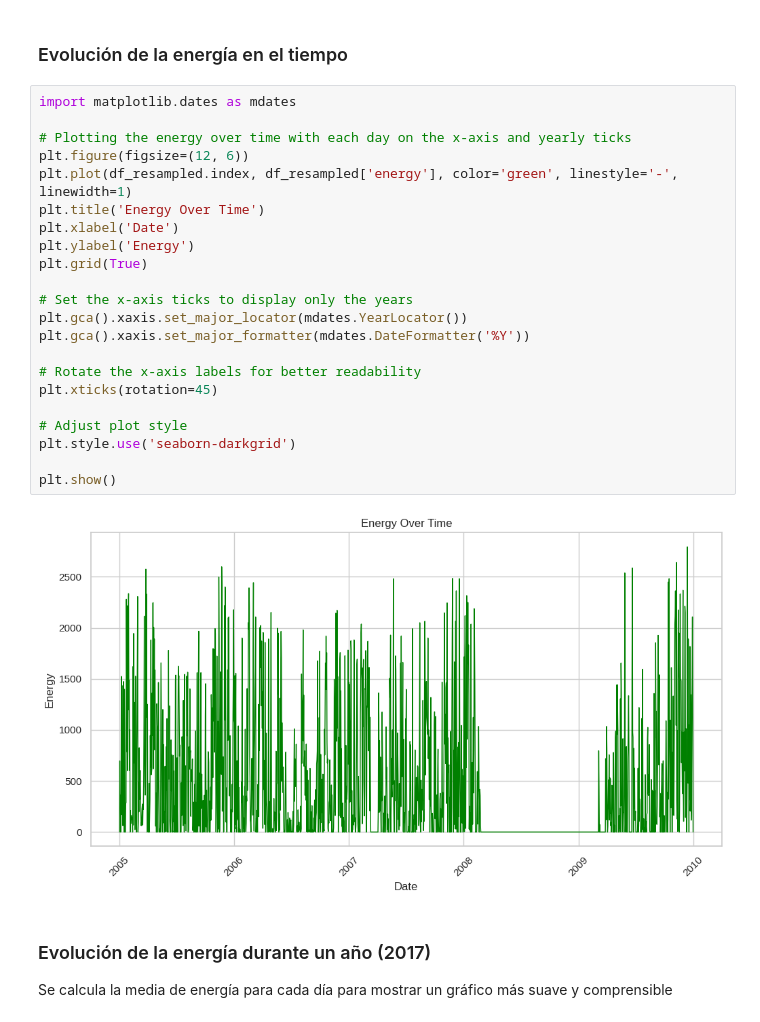
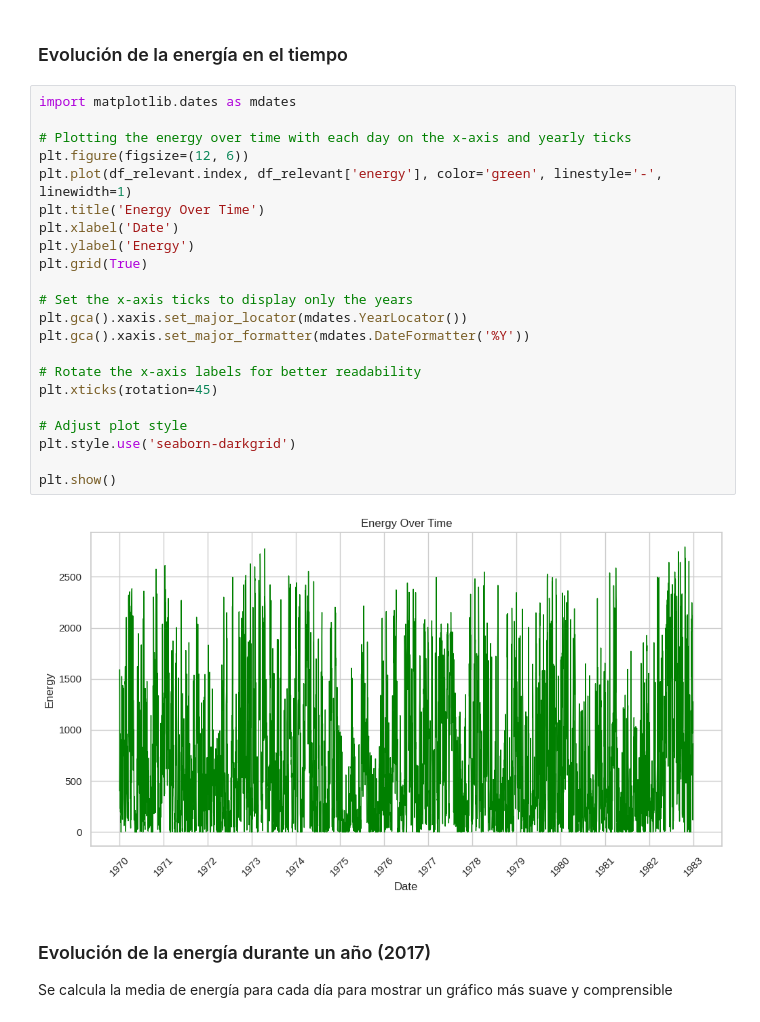
Before and after one commit to bale2manos/Eolic-Energy-Production-Predicter, a Jupyter notebook: Práctica_1_Energía_eólica.ipynb, the cells around one changed output. Cells and saved outputs as stored; diff of their text form.

```diff
--- a/Práctica_1_Energía_eólica.ipynb
+++ b/Práctica_1_Energía_eólica.ipynb
@@ -320,27 +340,27 @@ plt.show()
 # %%
 import matplotlib.dates as mdates
 
 # Plotting the energy over time with each day on the x-axis and yearly ticks
 plt.figure(figsize=(12, 6))
-plt.plot(df_resampled.index, df_resampled['energy'], color='green', linestyle='-', linewidth=1)
+plt.plot(df_relevant.index, df_relevant['energy'], color='green', linestyle='-', linewidth=1)
 plt.title('Energy Over Time')
 plt.xlabel('Date')
 plt.ylabel('Energy')
 plt.grid(True)
 
 # Set the x-axis ticks to display only the years
 plt.gca().xaxis.set_major_locator(mdates.YearLocator())
 plt.gca().xaxis.set_major_formatter(mdates.DateFormatter('%Y'))
 
 # Rotate the x-axis labels for better readability
 plt.xticks(rotation=45)
 
 # Adjust plot style
 plt.style.use('seaborn-darkgrid')
 
 plt.show()
 # %% [output]
-[figure, old version]
+[figure, new version]
 # %% [markdown]
 ### Evolución de la energía durante un año (2017)
 Se calcula la media de energía para cada día para mostrar un gráfico más suave y comprensible
```
Also changed, not shown: parts of 59 cells of this notebook.
